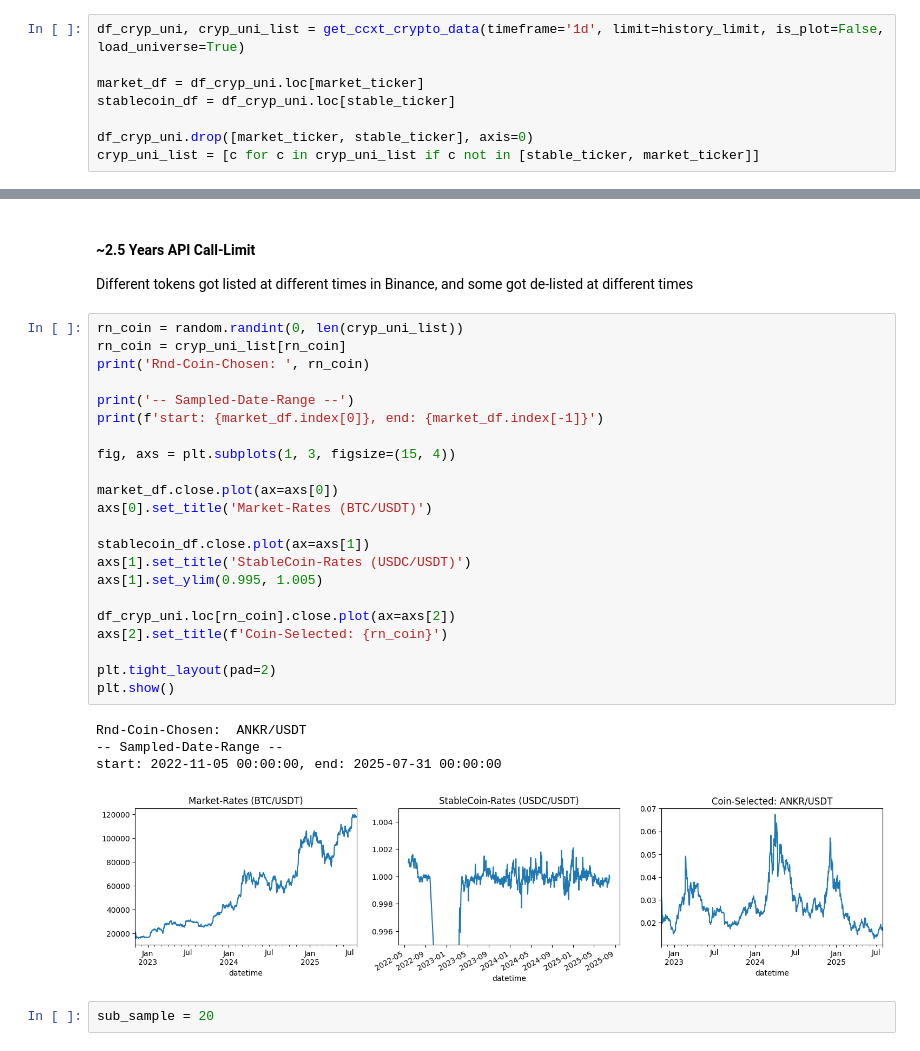
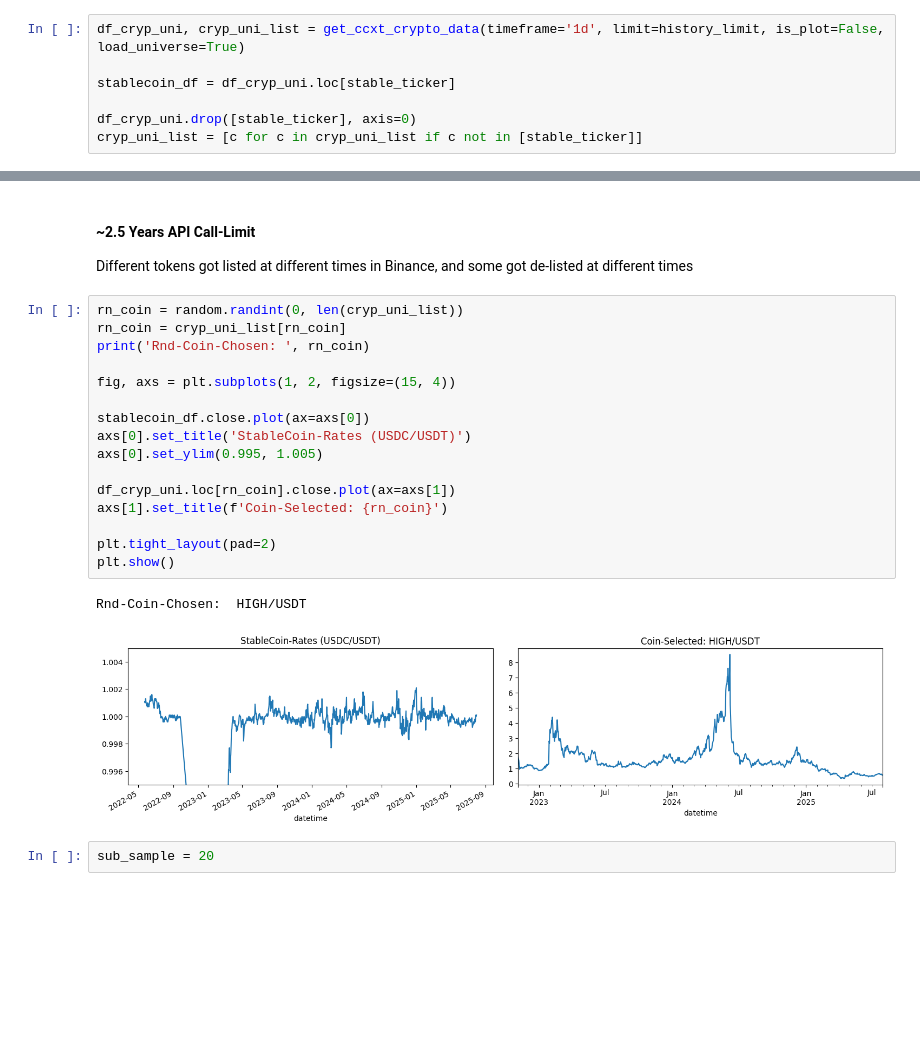
Before and after one commit to AlikMon88/ML-Pairs-Open, a Jupyter notebook: Research/research_v2.ipynb, the cells around one changed output, grey strips where cells are left out. Drawn from its saved outputs; the diff is of its cells as text; blank space fills up the shorter version.

```diff
--- a/Research/research_v2.ipynb
+++ b/Research/research_v2.ipynb
@@ -86,11 +85,10 @@ history_limit = 1000
 # %%
 df_cryp_uni, cryp_uni_list = get_ccxt_crypto_data(timeframe='1d', limit=history_limit, is_plot=False, load_universe=True)
 
-market_df = df_cryp_uni.loc[market_ticker]
 stablecoin_df = df_cryp_uni.loc[stable_ticker]
 
-df_cryp_uni.drop([market_ticker, stable_ticker], axis=0)
-cryp_uni_list = [c for c in cryp_uni_list if c not in [stable_ticker, market_ticker]]
+df_cryp_uni.drop([stable_ticker], axis=0)
+cryp_uni_list = [c for c in cryp_uni_list if c not in [stable_ticker]]
 # %% [output]
 USDT-markets-retrieved:  597 ['BTC/USDT', 'ETH/USDT']
 Batch fetch_tickers failed: binance GET https://api.binance.com/api/v3/ticker/24hr?symbols=%5B%22BTCUSDT%22%2C%22ETHUSDT%22%2C%22BNBUSDT%22%2C%22BCCUSDT%22%2C%22NEOUSDT%22%2C%22LTCUSDT%22%2C%22QTUMUSD ...
@@ -130,30 +122,22 @@ Different tokens got listed at different times in Binance, and some got de-liste
 # %%
 rn_coin = random.randint(0, len(cryp_uni_list))
 rn_coin = cryp_uni_list[rn_coin]
 print('Rnd-Coin-Chosen: ', rn_coin)
 
-print('-- Sampled-Date-Range --')
-print(f'start: {market_df.index[0]}, end: {market_df.index[-1]}')
+fig, axs = plt.subplots(1, 2, figsize=(15, 4))
 
-fig, axs = plt.subplots(1, 3, figsize=(15, 4))
+stablecoin_df.close.plot(ax=axs[0])
+axs[0].set_title('StableCoin-Rates (USDC/USDT)')
+axs[0].set_ylim(0.995, 1.005)
 
-market_df.close.plot(ax=axs[0])
-axs[0].set_title('Market-Rates (BTC/USDT)')
-
-stablecoin_df.close.plot(ax=axs[1])
-axs[1].set_title('StableCoin-Rates (USDC/USDT)')
-axs[1].set_ylim(0.995, 1.005)
-
-df_cryp_uni.loc[rn_coin].close.plot(ax=axs[2])
-axs[2].set_title(f'Coin-Selected: {rn_coin}')
+df_cryp_uni.loc[rn_coin].close.plot(ax=axs[1])
+axs[1].set_title(f'Coin-Selected: {rn_coin}')
 
 plt.tight_layout(pad=2)
 plt.show()
 # %% [output]
-Rnd-Coin-Chosen:  ANKR/USDT
--- Sampled-Date-Range --
-start: 2022-11-05 00:00:00, end: 2025-07-31 00:00:00
+Rnd-Coin-Chosen:  HIGH/USDT
-[figure, old version]
+[figure, new version]
 # %%
 sub_sample = 20
 # %%
```
Also changed, not shown: parts of 19 cells of this notebook, 2 other files.
